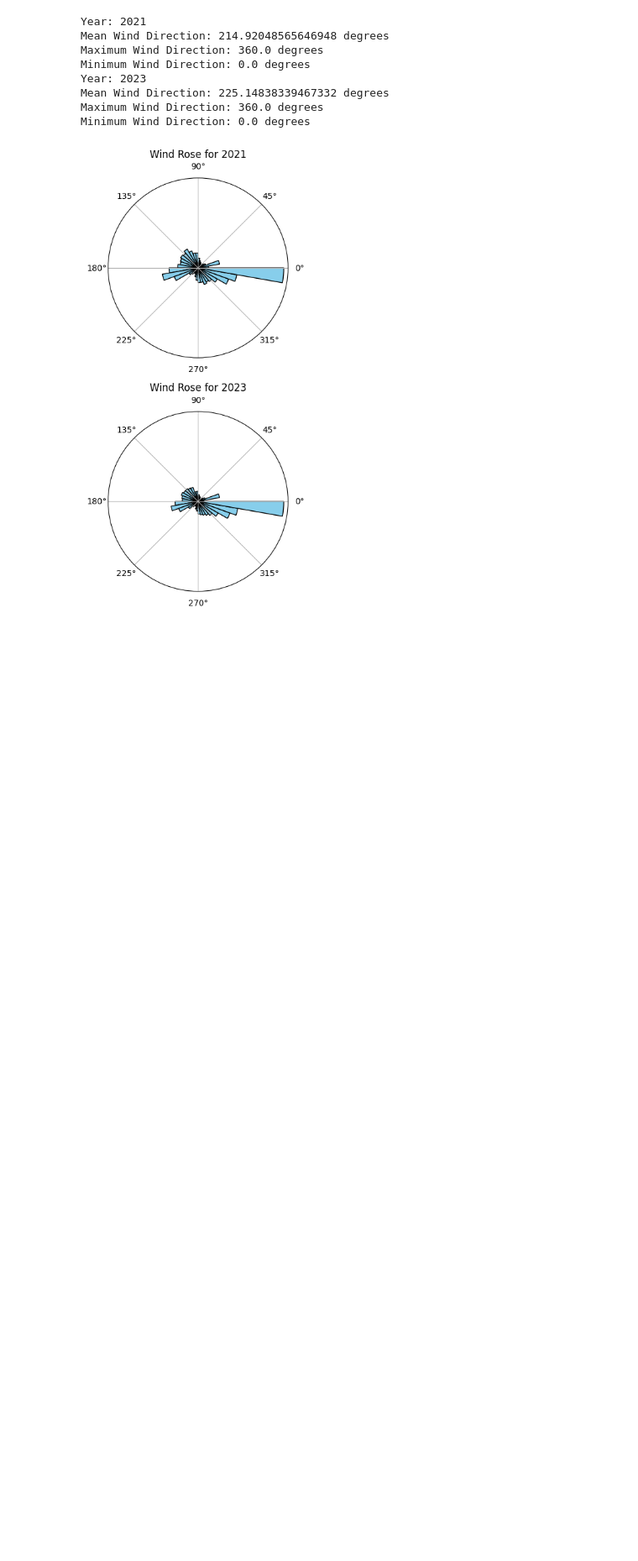
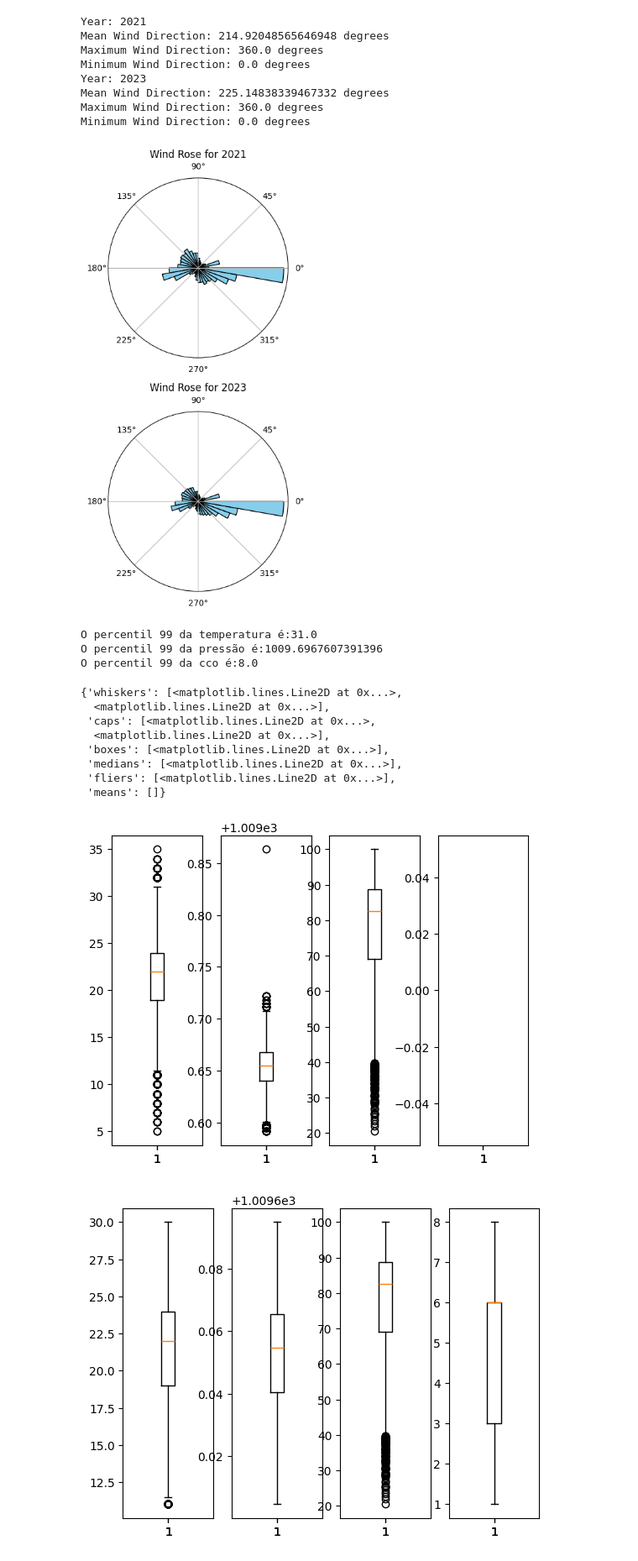
Before and after one commit to muriell-b/ENS5173_01, a Jupyter notebook: Atividade02.ipynb, the cells around one changed output. Shown: that part at 84% size. Saved outputs shown, nothing was run; the diff lists cells and outputs as text; code cells hidden in the pictures; blank space fills up the shorter version.

```diff
--- a/Atividade02.ipynb
+++ b/Atividade02.ipynb
@@ -405,3 +418,44 @@ plt.tight_layout()
 plt.show()
 # %% [output]
 [figure]
+# %%
+# Fazendo boxplot das variáveis
+import numpy as np
+import matplotlib.pyplot as plt
+
+# Fazendo boxplot das variáveis
+fig, ax = plt.subplots(1, 4, sharex=True)
+ax[0].boxplot(metSuperficie['temp'])
+ax[1].boxplot(metSuperficie['p'])
+ax[2].boxplot(metSuperficie['relh'])
+ax[3].boxplot(metSuperficie['cco'])
+
+# Removendo valores acima do percentil 95°
+temp99 = np.percentile(metSuperficie['temp'], 99)
+print('O percentil 99 da temperatura é:' + str(temp99))
+p99 = np.percentile(metSuperficie['p'], 99)
+print('O percentil 99 da pressão é:' + str(p99))
+cco99 = np.nanpercentile(metSuperficie['cco'], 99)
+print('O percentil 99 da cco é:' + str(cco99))
+
+fig, ax = plt.subplots(1, 4, sharex=True)
+ax[0].boxplot(metSuperficie['temp'][(metSuperficie['temp'] < temp99) &
+                                    (metSuperficie['temp'] > np.percentile(metSuperficie['temp'], 0.5))])
+ax[1].boxplot(metSuperficie['p'][(metSuperficie['p'] < p99) &
+                                  (metSuperficie['p'] > np.percentile(metSuperficie['p'], 0.5))])
+ax[2].boxplot(metSuperficie['relh'])
+ax[3].boxplot(metSuperficie['cco'][~np.isnan(metSuperficie['cco'])])
+# %% [output]
+O percentil 99 da temperatura é:31.0
+O percentil 99 da pressão é:1009.6967607391396
+O percentil 99 da cco é:8.0
+{'whiskers': [<matplotlib.lines.Line2D at 0x...>,
+  <matplotlib.lines.Line2D at 0x...>],
+ 'caps': [<matplotlib.lines.Line2D at 0x...>,
+  <matplotlib.lines.Line2D at 0x...>],
+ 'boxes': [<matplotlib.lines.Line2D at 0x...>],
+ 'medians': [<matplotlib.lines.Line2D at 0x...>],
+ 'fliers': [<matplotlib.lines.Line2D at 0x...>],
+ 'means': []}
+[figure, added]
+[figure, added]
```
Also changed, not shown: parts of 1 cell of this notebook.
